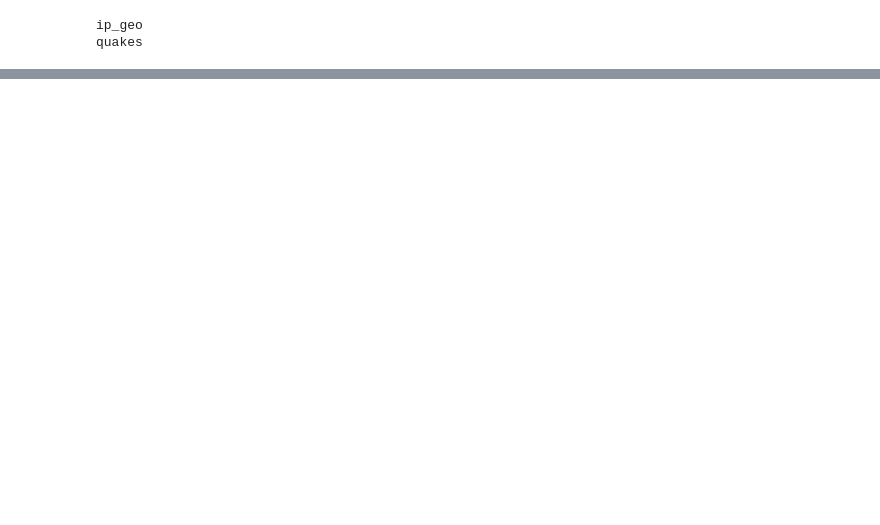
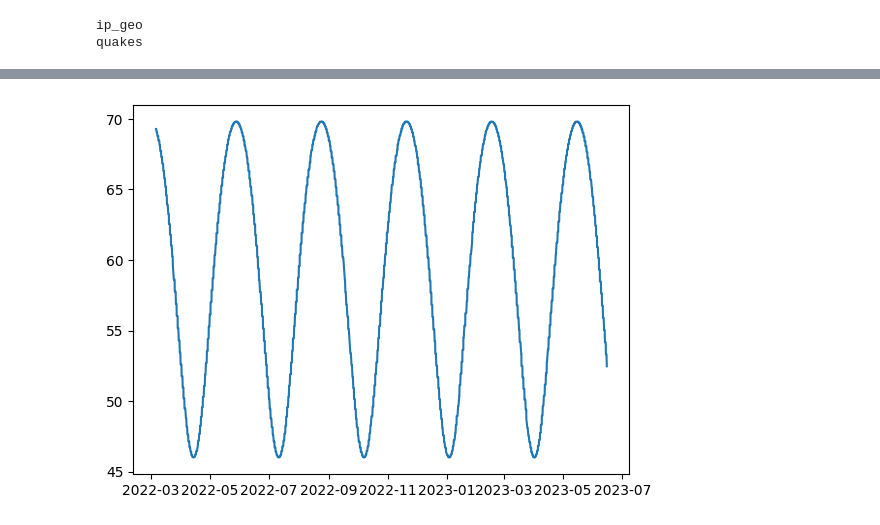
Before and after one commit to RomanZorkin/temblor, a Jupyter notebook: upload.ipynb, the cells around one changed output, grey strips where cells are left out. Drawn from its saved outputs; the diff is of its cells as text; code cells hidden in the pictures; blank space fills up the shorter version.

```diff
--- a/upload.ipynb
+++ b/upload.ipynb
@@ -54,0 +67,3 @@ client.query_df('SELECT * FROM quakes')
+# %%
+magnitude = tmp_df['Mercury_sun_distance'].values.tolist()
+dates = tmp_df['Date'].values.tolist()
@@ -54,0 +77,5 @@ client.query_df('SELECT * FROM quakes')
+# %%
+plt.plot(dates, magnitude)
+plt.show()
+# %% [output]
+[figure, added]
```
Also changed, not shown: parts of 20 cells of this notebook, 5 other files.
